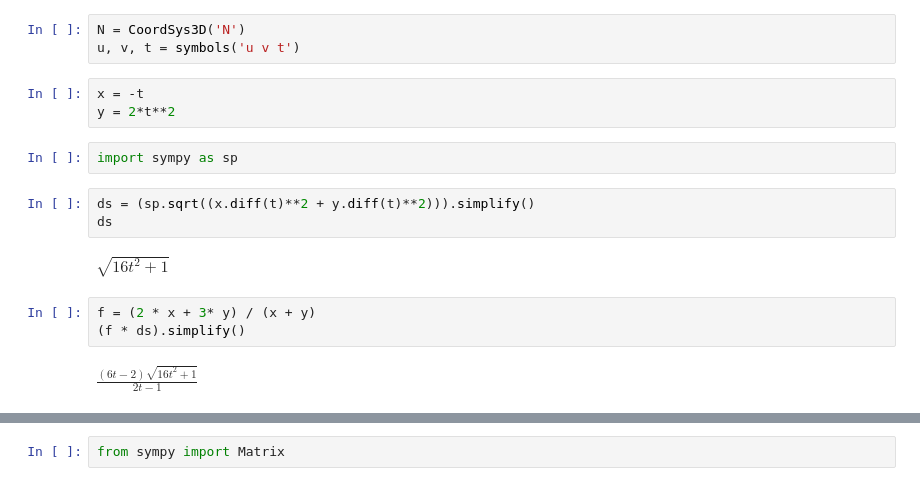
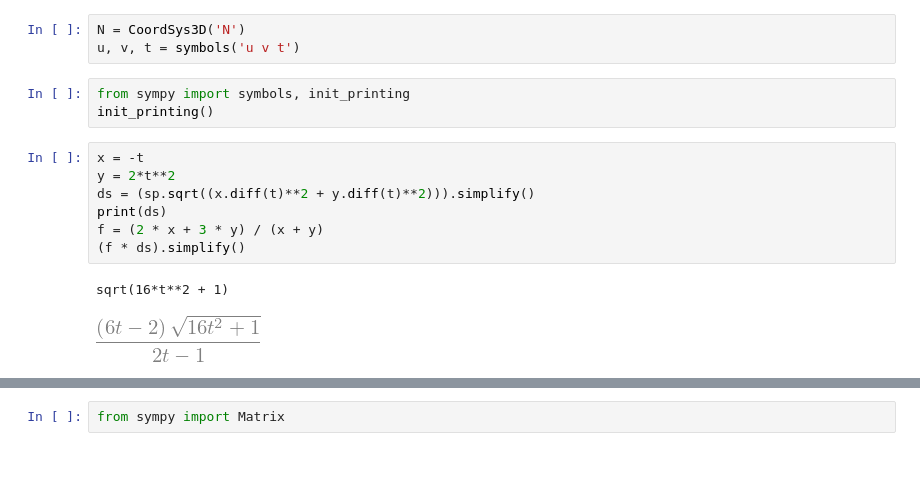
Before and after one commit to VrindavanSanap/sympy, a Jupyter notebook: notebook.ipynb, the cells around one changed output, grey strips where cells are left out. Saved outputs shown, nothing was run; the diff lists cells and outputs as text.

```diff
--- a/notebook.ipynb
+++ b/notebook.ipynb
@@ -57,18 +64,16 @@ $\displaystyle 4 \pi$
 # %%
 N = CoordSys3D('N')
 u, v, t = symbols('u v t')
-# %%
-x = -t
-y = 2*t**2
-# %%
-import sympy as sp
+# %%
+from sympy import symbols, init_printing
+init_printing()
 # %%
+x = -t
+y = 2*t**2
 ds = (sp.sqrt((x.diff(t)**2 + y.diff(t)**2))).simplify()
-ds
+print(ds)
+f = (2 * x + 3 * y) / (x + y)
+(f * ds).simplify()
 # %% [output]
-$\displaystyle \sqrt{16 t^{2} + 1}$
+sqrt(16*t**2 + 1)
+[figure, added]
-# %%
-f = (2 * x + 3* y) / (x + y)
-(f * ds).simplify()
-# %% [output]
-$\displaystyle \frac{\left(6 t - 2\right) \sqrt{16 t^{2} + 1}}{2 t - 1}$
```
Also changed, not shown: parts of 16 cells of this notebook, 1 other file.
